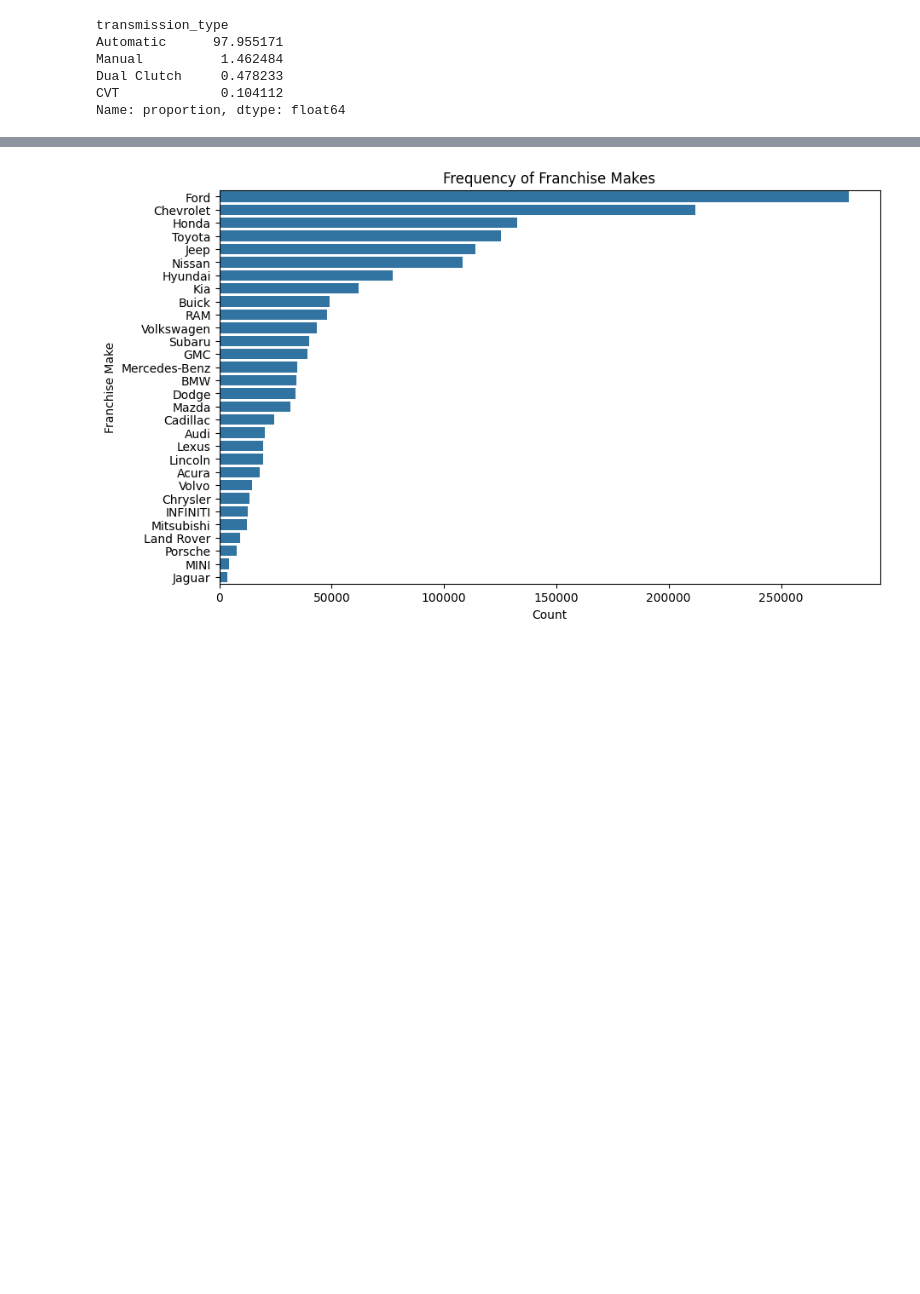
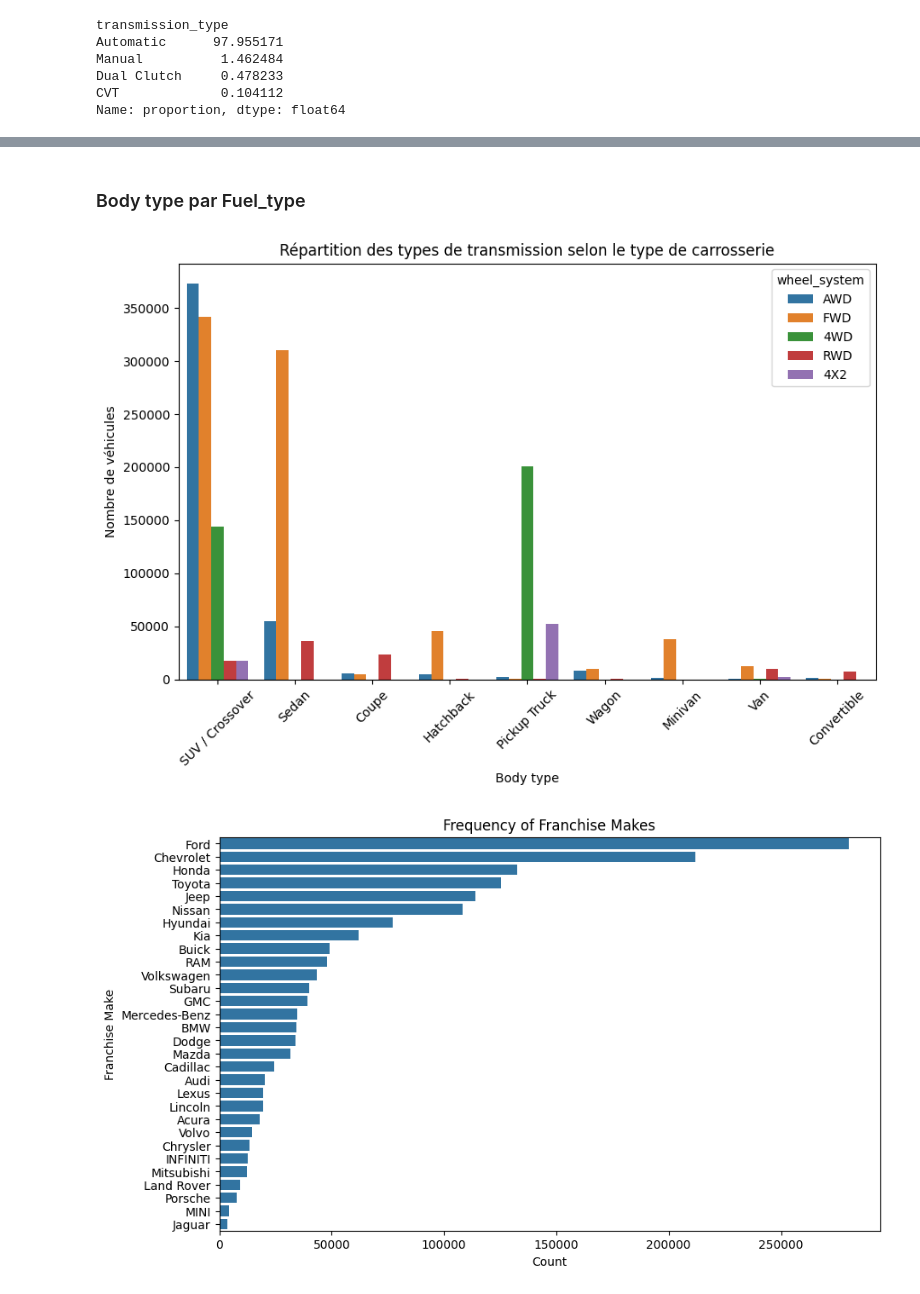
Before and after one commit to raoufRahmani/EDA-and-preprocessing-Homework, a Jupyter notebook: cars2.ipynb, the cells around one changed output, grey strips where cells are left out. Saved outputs shown, nothing was run; the diff lists cells and outputs as text; code cells hidden in the pictures; blank space fills up the shorter version.

```diff
--- a/cars2.ipynb
+++ b/cars2.ipynb
@@ -730,3 +754,16 @@ plt.show()
+# %% [markdown]
+### Body type par Fuel_type
+# %%
+plt.figure(figsize=(10,6))
+sns.countplot(data=df_short,x="body_type",hue="wheel_system")
+plt.title("Répartition des types de transmission selon le type de carrosserie")
+plt.xlabel("Body type")
+plt.ylabel("Nombre de véhicules")
+plt.xticks(rotation=45)
+
+plt.show()
+# %% [output]
+[figure, added]
 # %%
 plt.figure(figsize=(10,6))
 
```
Also changed, not shown: parts of 10 cells of this notebook.
